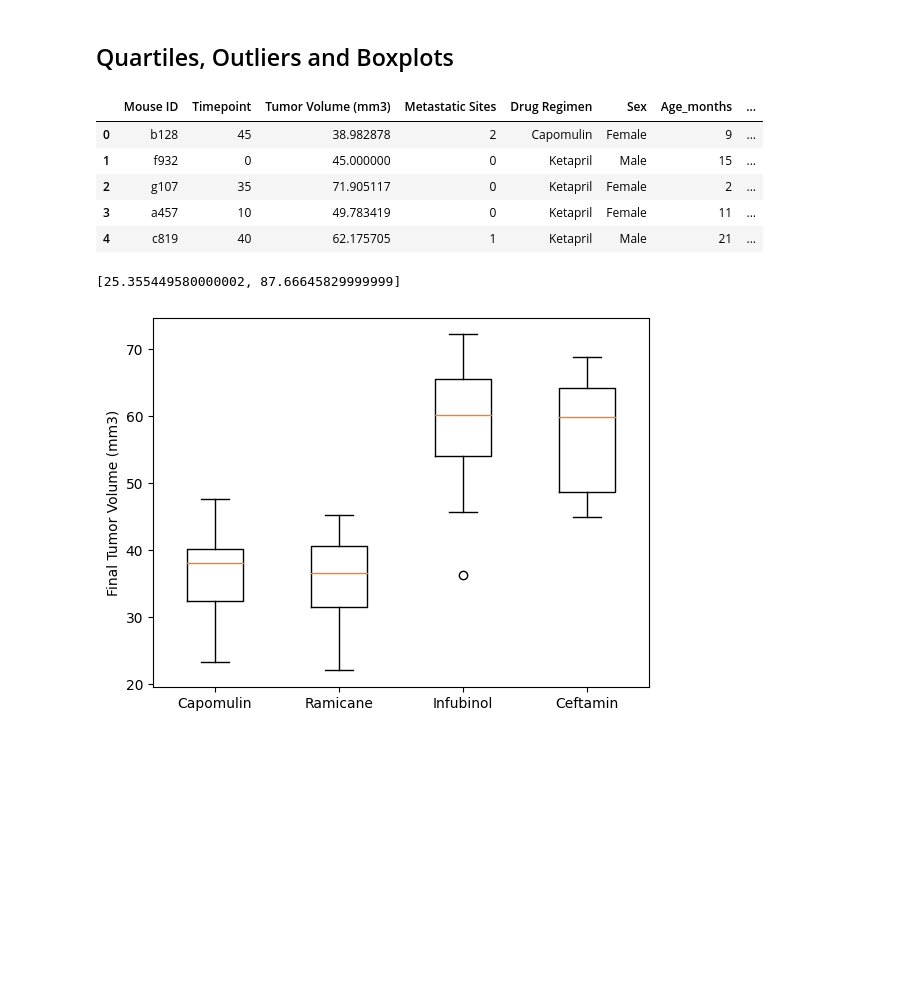
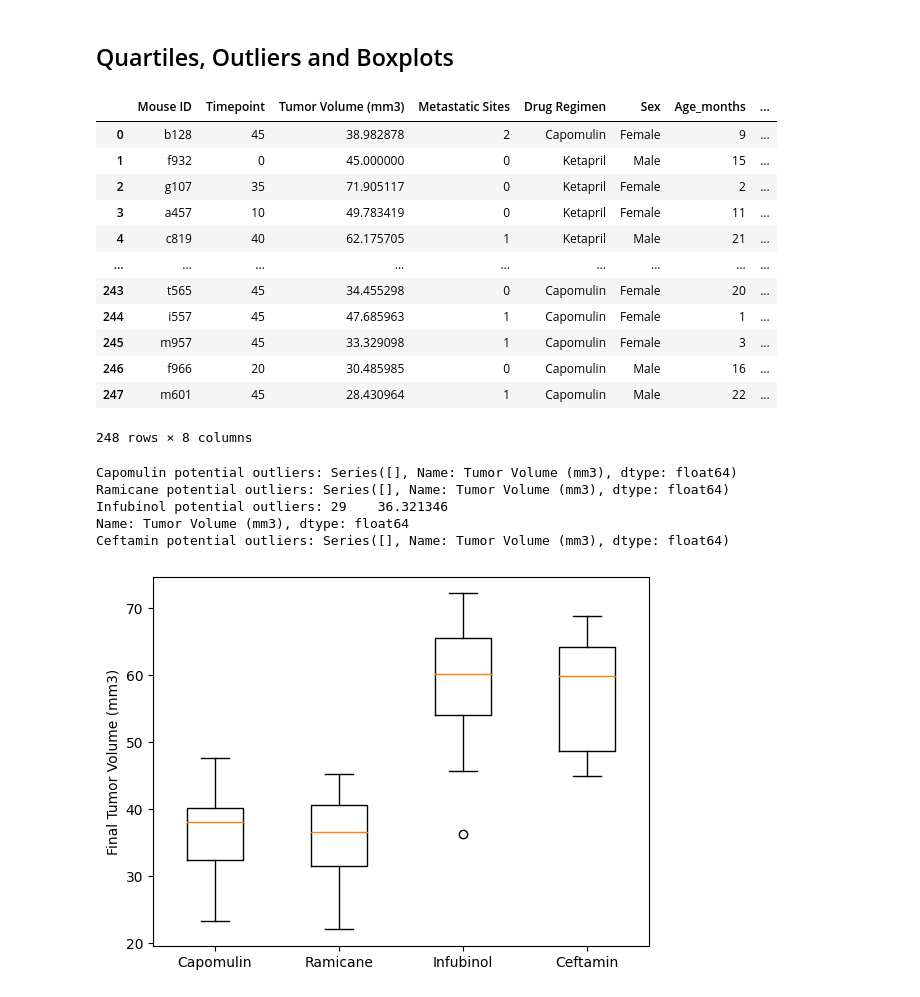
Before and after one commit to Mariomtz0713/matplotlib_challenge, a Jupyter notebook: Pymaceuticals/pymaceuticals_starter - Copy.ipynb, the cells around one changed output. Saved outputs shown, nothing was run; the diff lists cells and outputs as text; code cells hidden in the pictures; blank space fills up the shorter version.

Commit message:
IQR & OUTLIERS DONE

```diff
--- a/Pymaceuticals/pymaceuticals_starter - Copy.ipynb
+++ b/Pymaceuticals/pymaceuticals_starter - Copy.ipynb
@@ -154,33 +154,39 @@ Text(0, 0.5, 'Sex')
 # %%
 # Calculate the final tumor volume of each mouse across four of the treatment regimens:
 # Capomulin, Ramicane, Infubinol, and Ceftamin
 
 # Start by getting the last (greatest) timepoint for each mouse
 maxTimepoint = complete_data_clean.groupby('Mouse ID')['Timepoint'].max()
 
 # Merge this group df with the original DataFrame to get the tumor volume at the last timepoint
-maxTimepoint_volume = pd.merge(complete_data_clean, maxTimepoint, on=('Mouse ID', 'Timepoint'))
-maxTimepoint_volume.head()
+maxTimepoint_df = pd.merge(complete_data_clean, maxTimepoint, on=('Mouse ID', 'Timepoint'))
+maxTimepoint_df
 # %% [output]
 |  | Mouse ID | Timepoint | Tumor Volume (mm3) | Metastatic Sites | Drug Regimen | Sex | Age_months | ... |
 | 0 | b128 | 45 | 38.982878 | 2 | Capomulin | Female | 9 | ... |
 | 1 | f932 | 0 | 45.000000 | 0 | Ketapril | Male | 15 | ... |
 | 2 | g107 | 35 | 71.905117 | 0 | Ketapril | Female | 2 | ... |
 | 3 | a457 | 10 | 49.783419 | 0 | Ketapril | Female | 11 | ... |
 | 4 | c819 | 40 | 62.175705 | 1 | Ketapril | Male | 21 | ... |
+| ... | ... | ... | ... | ... | ... | ... | ... | ... |
+| 243 | t565 | 45 | 34.455298 | 0 | Capomulin | Female | 20 | ... |
+| 244 | i557 | 45 | 47.685963 | 1 | Capomulin | Female | 1 | ... |
+| 245 | m957 | 45 | 33.329098 | 1 | Capomulin | Female | 3 | ... |
+| 246 | f966 | 20 | 30.485985 | 0 | Capomulin | Male | 16 | ... |
+| 247 | m601 | 45 | 28.430964 | 1 | Capomulin | Male | 22 | ... |
+248 rows × 8 columns
 # %%
 # Put treatments into a list for for loop (and later for plot labels)
 treatments = ['Capomulin', 'Ramicane', 'Infubinol', 'Ceftamin']
 
 # Create empty list to fill with tumor vol data (for plotting)
-final_tumor_vol = []
-for drug_name in treatments:
-    x = maxTimepoint_volume.loc[maxTimepoint_volume['Drug Regimen'] == drug_name]
-    final_tumor_vol.append(x['Tumor Volume (mm3)'])
+final_tumor_vol = [maxTimepoint_df.loc[maxTimepoint_df['Drug Regimen'] == drug_name]['Tumor Volume (mm3)'] for drug_name in treatments]
 
 # Calculate the IQR and quantitatively determine if there are any potential outliers.
+lower_bounds = []
+upper_bounds = []
 for drug_name in treatments:
-    x = maxTimepoint_volume.loc[maxTimepoint_volume['Drug Regimen'] == drug_name]
+    x = maxTimepoint_df.loc[maxTimepoint_df['Drug Regimen'] == drug_name]
     quartiles = x['Tumor Volume (mm3)'].quantile([.25,.5,.75])
     lowerq = quartiles[0.25]
     upperq = quartiles[0.75]
@@ -188,10 +194,9 @@ for drug_name in treatments:
     lower_bound = lowerq - (1.5*iqr)
     upper_bound = upperq + (1.5*iqr)
 
-    bounds = [lower_bound, upper_bound]
-    all_bounds = []
-    all_bounds.append(bounds)
-        #print(f'{drug_name} has a lower bound of {bounds}')
+    lower_bounds.append(lower_bound)
+    upper_bounds.append(upper_bound)
+
     # Locate the rows which contain mice on each drug and get the tumor volumes
 
 
@@ -201,15 +206,18 @@ for drug_name in treatments:
     # Determine outliers using upper and lower bounds
 
 # Diplay potential outliers for each treatment
-bounds
-
-# if x['Tumor Volume (mm3)'].min() < lower_bound:
-#         min_values = []
-#         min_values.append(x.loc[x['Tumor Volume (mm3)'] < lower_bound])
-#         zxc = complete_data_clean.loc[complete_data_clean['Tumor Volume (mm3)'] < 31]
-#         print(f'{drug_name} potential outliers: {min_values}')
+i = 0
+for drug_name in treatments:
+    x = maxTimepoint_df.loc[maxTimepoint_df['Drug Regimen'] == drug_name]
+    outliers = x.loc[(x['Tumor Volume (mm3)'] < lower_bounds[i]) | (x['Tumor Volume (mm3)'] > upper_bounds[i])]['Tumor Volume (mm3)']
+    print(f'{drug_name} potential outliers: {outliers}')
+    i += 1
 # %% [output]
-[25.355449580000002, 87.66645829999999]
+Capomulin potential outliers: Series([], Name: Tumor Volume (mm3), dtype: float64)
+Ramicane potential outliers: Series([], Name: Tumor Volume (mm3), dtype: float64)
+Infubinol potential outliers: 29    36.321346
+Name: Tumor Volume (mm3), dtype: float64
+Ceftamin potential outliers: Series([], Name: Tumor Volume (mm3), dtype: float64)
 # %%
 # Generate a box plot that shows the distrubution of the tumor volume for each treatment group.
 fig1, ax1= plt.subplots()
```
